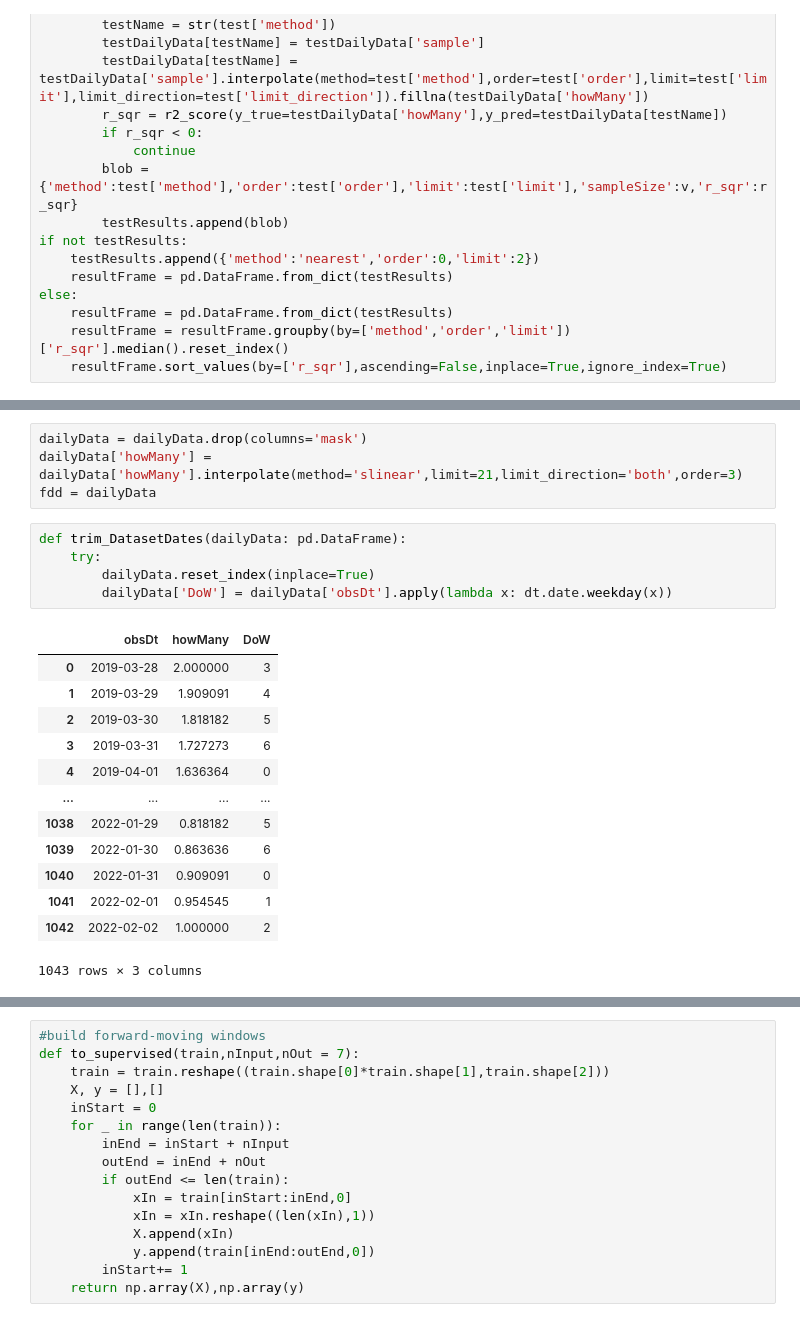
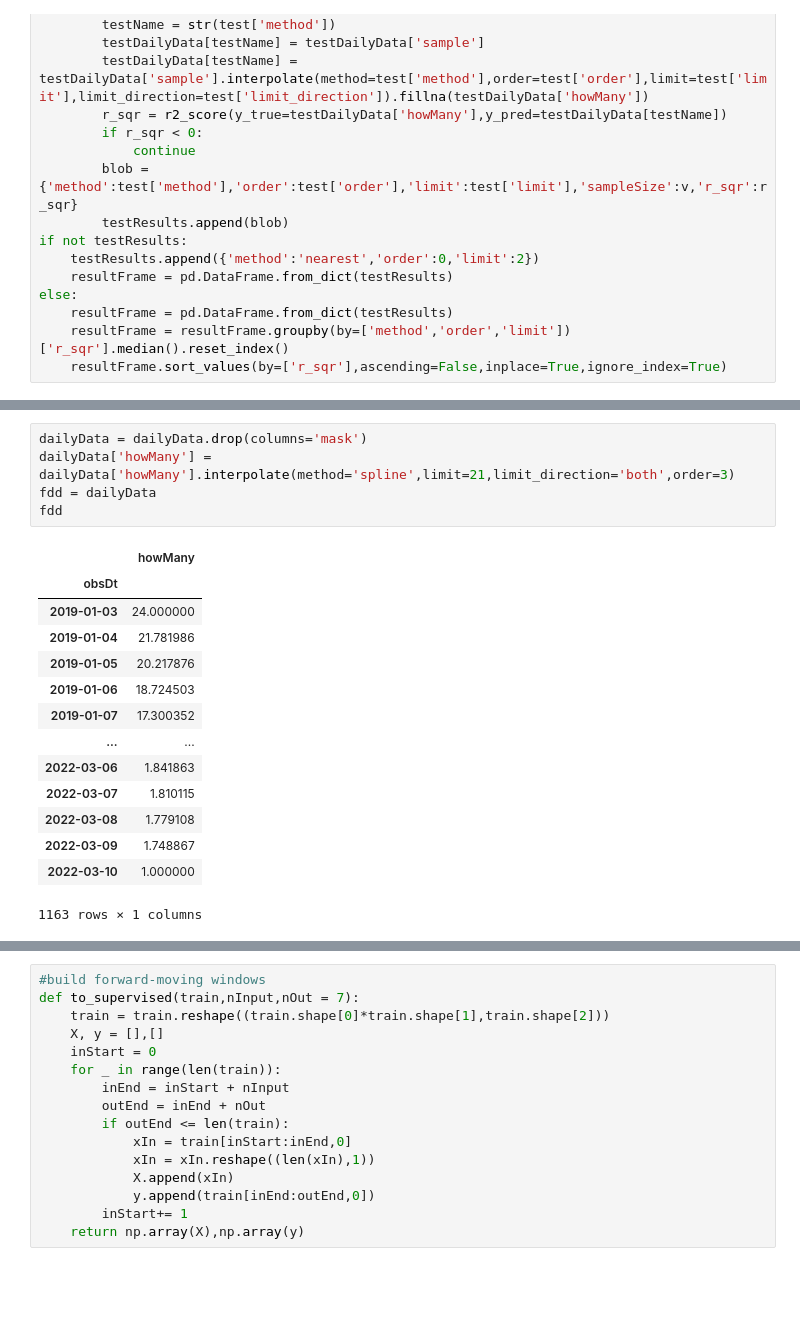
Before and after one commit to Tanag3r/trailheadDirect_birds, a Jupyter notebook: lstm_analysis.ipynb, the cells around one changed output, grey strips where cells are left out. Drawn from its saved outputs; the diff is of its cells as text; blank space fills up the shorter version.

```diff
--- a/lstm_analysis.ipynb
+++ b/lstm_analysis.ipynb
@@ -156,23 +156,20 @@ resultFrame
 # %%
 dailyData = dailyData.drop(columns='mask')
-dailyData['howMany'] = dailyData['howMany'].interpolate(method='slinear',limit=21,limit_direction='both',order=3)
+dailyData['howMany'] = dailyData['howMany'].interpolate(method='spline',limit=21,limit_direction='both',order=3)
 fdd = dailyData
+fdd
+# %% [output]
+|  | howMany |
+| obsDt |  |
+| 2019-01-03 | 24.000000 |
+| 2019-01-04 | 21.781986 |
+| 2019-01-05 | 20.217876 |
+| 2019-01-06 | 18.724503 |
+| 2019-01-07 | 17.300352 |
+| ... | ... |
+| 2022-03-06 | 1.841863 |
+| 2022-03-07 | 1.810115 |
+| 2022-03-08 | 1.779108 |
+| 2022-03-09 | 1.748867 |
+| 2022-03-10 | 1.000000 |
+1163 rows × 1 columns
-# %%
-def trim_DatasetDates(dailyData: pd.DataFrame):
-    try:
-        dailyData.reset_index(inplace=True)
-        dailyData['DoW'] = dailyData['obsDt'].apply(lambda x: dt.date.weekday(x))
-# %% [output]
-|  | obsDt | howMany | DoW |
-| 0 | 2019-03-28 | 2.000000 | 3 |
-| 1 | 2019-03-29 | 1.909091 | 4 |
-| 2 | 2019-03-30 | 1.818182 | 5 |
-| 3 | 2019-03-31 | 1.727273 | 6 |
-| 4 | 2019-04-01 | 1.636364 | 0 |
-| ... | ... | ... | ... |
-| 1038 | 2022-01-29 | 0.818182 | 5 |
-| 1039 | 2022-01-30 | 0.863636 | 6 |
-| 1040 | 2022-01-31 | 0.909091 | 0 |
-| 1041 | 2022-02-01 | 0.954545 | 1 |
-| 1042 | 2022-02-02 | 1.000000 | 2 |
-1043 rows × 3 columns
```
Also changed, not shown: parts of 14 cells of this notebook.
